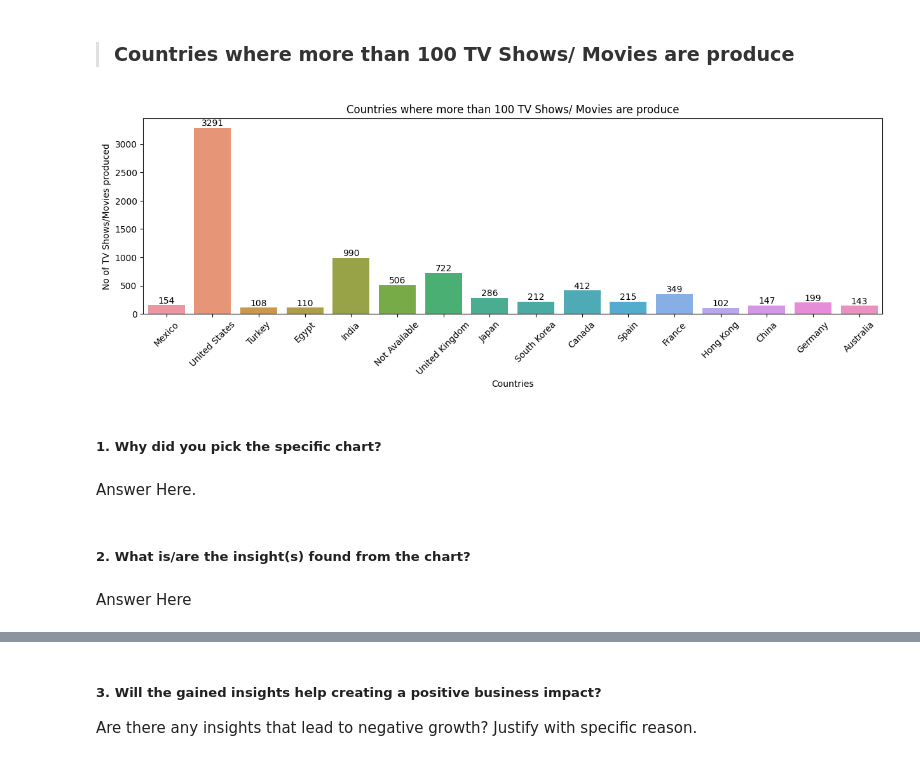
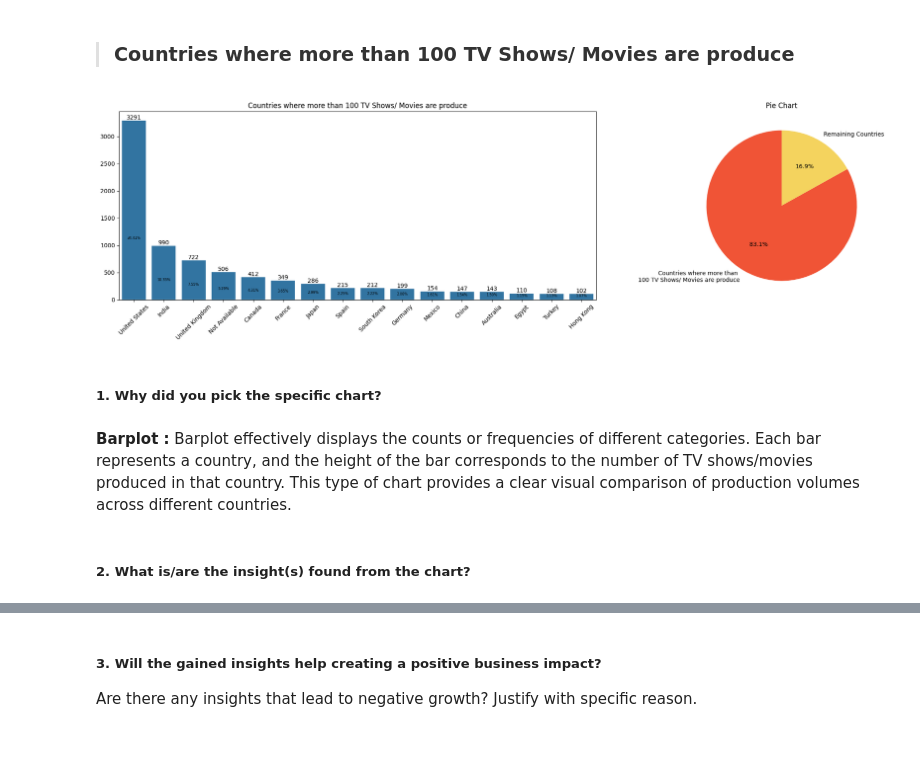
Before and after one commit to Bhushan0097/04.CAPSTONE.UnsupervisedML-Netflix-Movies-and-TV-Shows-Clustering, a Jupyter notebook: Notebook/Netflix_Movies_and_TV_Shows_Clustering.ipynb, the cells around one changed output, grey strips where cells are left out. Cells and saved outputs as stored; diff of their text form; code cells hidden in the pictures.

```diff
--- a/Notebook/Netflix_Movies_and_TV_Shows_Clustering.ipynb
+++ b/Notebook/Netflix_Movies_and_TV_Shows_Clustering.ipynb
@@ -777,43 +785,82 @@ Are there any insights that lead to negative growth? Justify with specific reaso
 # %% [markdown]
 >  <h3> <b> <font color ="#333">Countries where more than 100 TV Shows/ Movies are produce  </div> </b>
 # %%
-# Chart - 3 visualization code
+import matplotlib.pyplot as plt
+from matplotlib.gridspec import GridSpec
+import numpy as np
+
 from collections import Counter
 
 # Extract individual country names
 country_list = [country.strip() for countries in Netflix_df['country'] for country in countries.split(',')]
 
 # Count occurrences using Counter
 country_counts = Counter(country_list)
+
+#Countries where more than 100 TV Shows/ Movies are produce
 Top10_country_count = {country:  count for country, count in country_counts.items() if count > 100}
+
+#Reamining Countries
+Remaining = {country:  count for country, count in country_counts.items() if count < 100}
+
+# Sort the dictionary by values in descending order
+Top10_country_count = dict(sorted(Top10_country_count.items(), key=lambda item: item[1], reverse=True))
 
 # Convert the dictionary items to lists for plotting
 countries = list(Top10_country_count.keys())
 counts = list(Top10_country_count.values())
 
-# setting the dimensions of the plot
-fig, ax = plt.subplots(figsize=(15, 4))
 
+
+fig = plt.figure(figsize=(20,6))
+
+
+
+gs = GridSpec(1, 2,  width_ratios=[5, 3])
+
+# Bar plot
+ax1 = plt.subplot(gs[0])
 vis = sns.barplot( x= countries, y= counts)
-
 vis.set_xticklabels(labels= countries , rotation=45)  #rotaating X_labels
 
 for i in vis.containers: # displaying the count number on top of each bar
     vis.bar_label(i)
 
-plt.title('Countries where more than 100 TV Shows/ Movies are produce', fontsize=12, fontweight=0, loc='center' , style='normal' )
-plt.xlabel('Countries')
-plt.ylabel( 'No of TV Shows/Movies produced')
+# Display percentages in middle of the bars
+for p in vis.patches:
+    height = p.get_height()
+    ax1.text(p.get_x() + p.get_width() / 2, height/3, f'{height/sum(country_counts.values()):.2%}', ha="center", va="bottom",fontsize=6)
+
+
+
+ax1.set_title('Countries where more than 100 TV Shows/ Movies are produce')
+
+
+# Pie chart
+
+# Data for the pie chart
+labels_pie = ['Countries where more than \n100 TV Shows/ Movies are produce','Remaining Countries']
+values_pie = [sum(Top10_country_count.values()), sum(Remaining.values())]
+
+palette_color = ['#F05436','#F4D35E']
+
+ax2 = plt.subplot(gs[1])
+ax2.pie(values_pie, labels=labels_pie, autopct='%1.1f%%', startangle=90, colors= palette_color)
+ax2.set_title('Pie Chart')
+
+
+
+# Adjust layout to prevent overlap
+plt.tight_layout()
+
 
 # Show the plot
 plt.show()
 # %% [output]
-[figure, old version]
+[figure, new version]
 # %% [markdown]
 ##### 1. Why did you pick the specific chart?
-# %% [markdown]
-Answer Here.
+# %% [markdown]
+**Barplot :**  Barplot effectively displays the counts or frequencies of different categories. Each bar represents a country, and the height of the bar corresponds to the number of TV shows/movies produced in that country. This type of chart provides a clear visual comparison of production volumes across different countries.
 # %% [markdown]
 ##### 2. What is/are the insight(s) found from the chart?
-# %% [markdown]
-Answer Here
```
Also changed, not shown: parts of 109 cells of this notebook.
